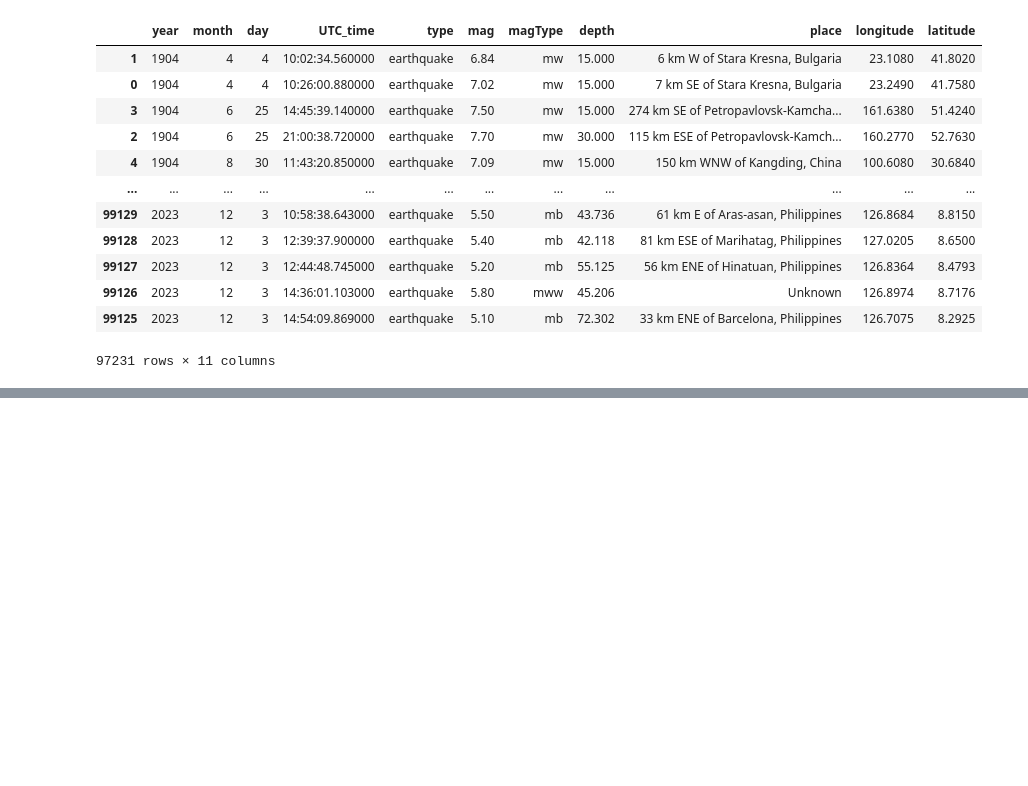
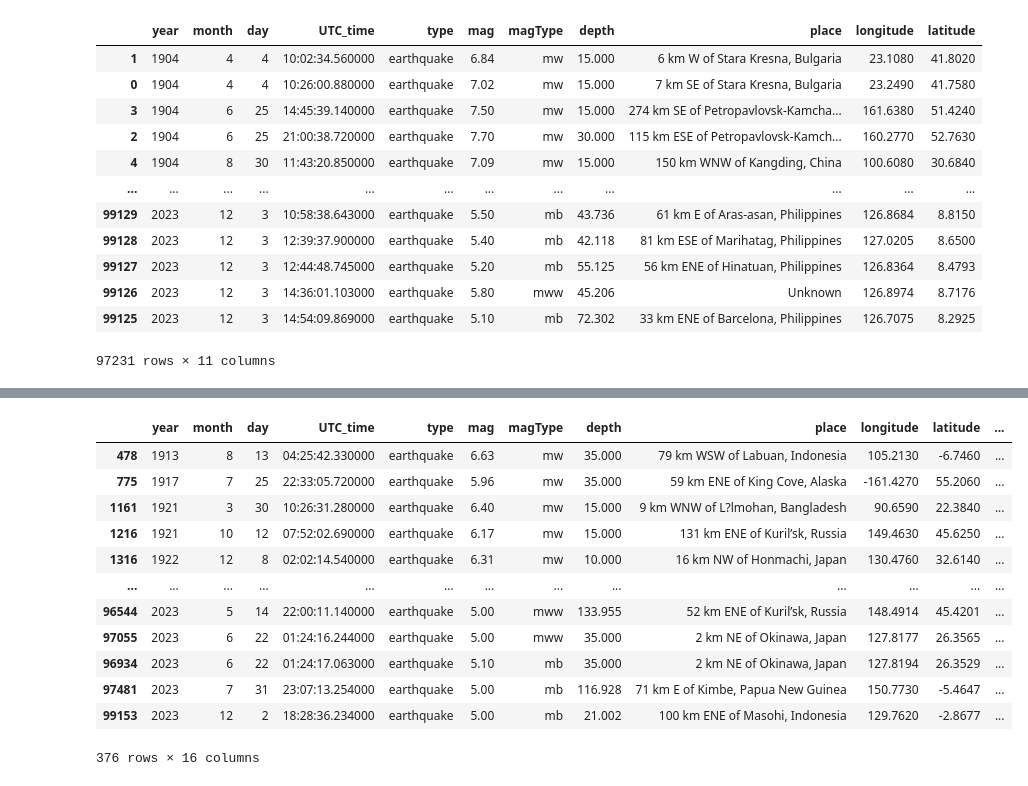
Before and after one commit to jameslaurence82/Project, a Jupyter notebook: earthquake.ipynb, the cells around one changed output, grey strips where cells are left out. Saved outputs shown, nothing was run; the diff lists cells and outputs as text; code cells hidden in the pictures; blank space fills up the shorter version.

Commit message:
forgot to save previously before committing

```diff
--- a/earthquake.ipynb
+++ b/earthquake.ipynb
@@ -969,35 +961,0 @@ ocean_continent
-# %%
-# Assuming 'region' is a DataFrame with 'latitude' and 'longitude' columns
-region = gpd.GeoDataFrame(region, geometry=gpd.points_from_xy(region.longitude, region.latitude))
-
-# Set the coordinate reference system (CRS) to WGS84
-region.crs = "EPSG:4326"
-
-# Read the shapefiles
-cont = gpd.read_file("shapefiles/continents.zip")
-ocean = gpd.read_file("shapefiles/oceans.zip")
-
-# Perform spatial join with continents and oceans
-region_cont = gpd.sjoin(region, cont, how="left", op='intersects')
-region_ocean = gpd.sjoin(region, ocean, how="left", op='within')
-
-# Extract the names from the joined GeoDataFrames
-region['continent'] = region_cont['CONTINENT']
-region['ocean'] = region_ocean['name']
-
-# Reverse geocode only for rows where 'continent' is NOT NULL
-geolocator = Nominatim(user_agent="geo_reverse")
-
-def reverse_geocode(row):
-    try:
-        result = geolocator.reverse((row['latitude'], row['longitude']))
-        if result is not None and 'address' in result.raw:
-            return result.raw['address']['country']
-    except Exception as e:
-        print(f"Error in reverse geocoding: {e}")
-    return row['continent']
-
-region['country'] = region.apply(reverse_geocode, axis=1)
-
-# Print or save your updated dataframe with the new column "region"
-region
@@ -1018,0 +982,19 @@ locations['Region Name'].isna().sum()
+# %%
+# Display rows where both 'continent' and 'ocean' are null to see if they can be filled in using country
+null_rows = region[region['continent'].isnull() & region['ocean'].isnull()]
+
+null_rows
+# %% [output]
+|  | year | month | day | UTC_time | type | mag | magType | depth | place | longitude | latitude | ... |
+| 478 | 1913 | 8 | 13 | 04:25:42.330000 | earthquake | 6.63 | mw | 35.000 | 79 km WSW of Labuan, Indonesia | 105.2130 | -6.7460 | ... |
+| 775 | 1917 | 7 | 25 | 22:33:05.720000 | earthquake | 5.96 | mw | 35.000 | 59 km ENE of King Cove, Alaska | -161.4270 | 55.2060 | ... |
+| 1161 | 1921 | 3 | 30 | 10:26:31.280000 | earthquake | 6.40 | mw | 15.000 | 9 km WNW of L?lmohan, Bangladesh | 90.6590 | 22.3840 | ... |
+| 1216 | 1921 | 10 | 12 | 07:52:02.690000 | earthquake | 6.17 | mw | 15.000 | 131 km ENE of Kuril’sk, Russia | 149.4630 | 45.6250 | ... |
+| 1316 | 1922 | 12 | 8 | 02:02:14.540000 | earthquake | 6.31 | mw | 10.000 | 16 km NW of Honmachi, Japan | 130.4760 | 32.6140 | ... |
+| ... | ... | ... | ... | ... | ... | ... | ... | ... | ... | ... | ... | ... |
+| 96544 | 2023 | 5 | 14 | 22:00:11.140000 | earthquake | 5.00 | mww | 133.955 | 52 km ENE of Kuril’sk, Russia | 148.4914 | 45.4201 | ... |
+| 97055 | 2023 | 6 | 22 | 01:24:16.244000 | earthquake | 5.00 | mww | 35.000 | 2 km NE of Okinawa, Japan | 127.8177 | 26.3565 | ... |
+| 96934 | 2023 | 6 | 22 | 01:24:17.063000 | earthquake | 5.10 | mb | 35.000 | 2 km NE of Okinawa, Japan | 127.8194 | 26.3529 | ... |
+| 97481 | 2023 | 7 | 31 | 23:07:13.254000 | earthquake | 5.00 | mb | 116.928 | 71 km E of Kimbe, Papua New Guinea | 150.7730 | -5.4647 | ... |
+| 99153 | 2023 | 12 | 2 | 18:28:36.234000 | earthquake | 5.00 | mb | 21.002 | 100 km ENE of Masohi, Indonesia | 129.7620 | -2.8677 | ... |
+376 rows × 16 columns
```
Also changed, not shown: parts of 17 cells of this notebook.
